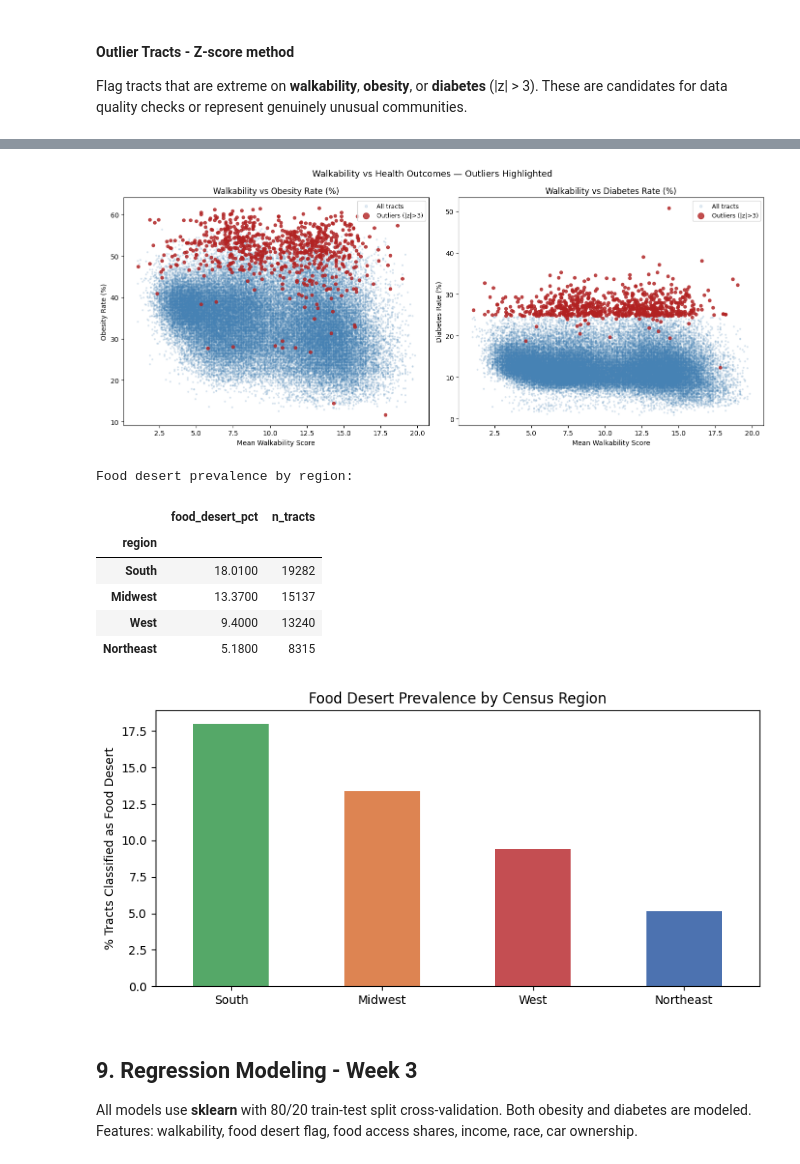
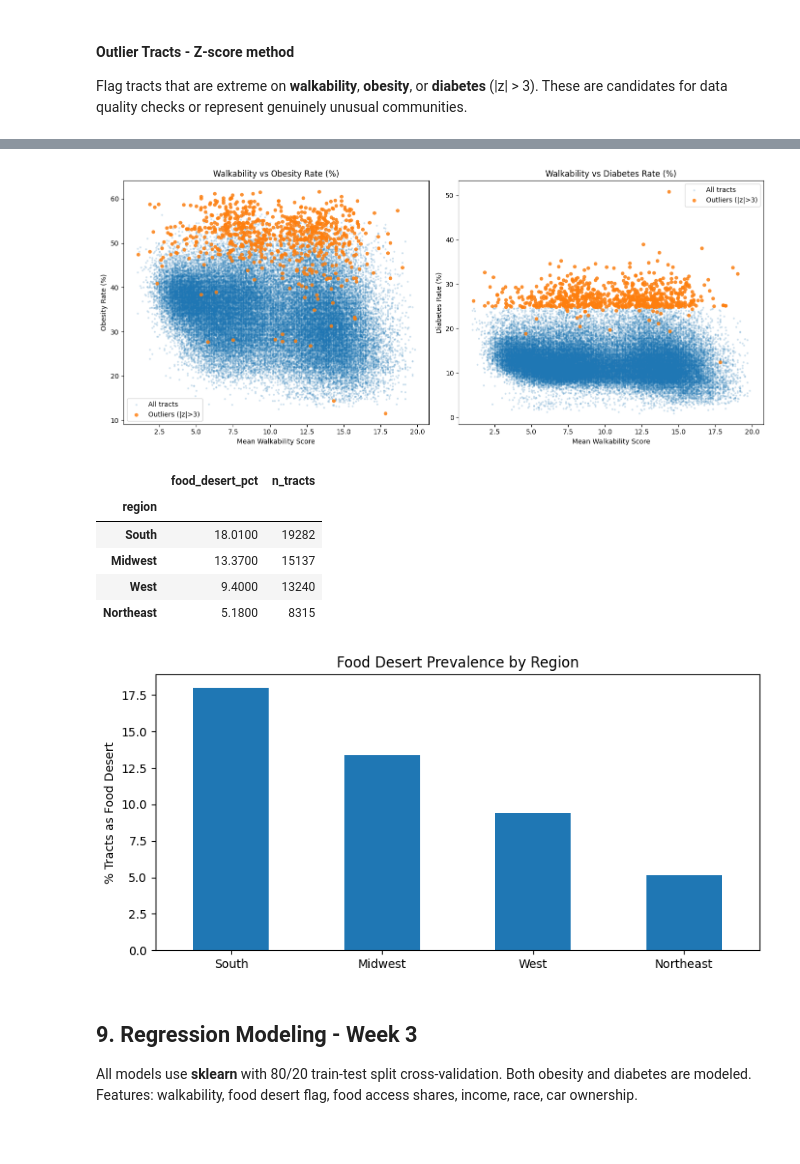
Before and after one commit to davidmaking/health-outcomes-predictor, a Jupyter notebook: analysis.ipynb, the cells around one changed output, grey strips where cells are left out. Cells and saved outputs as stored; diff of their text form; code cells hidden in the pictures.

```diff
--- a/analysis.ipynb
+++ b/analysis.ipynb
@@ -559,16 +438,14 @@ plt.show()
 # %% [markdown]
 ### 8c. Correlation Heatmap
 # %%
-corr_cols = ['walkability_mean', 'obesity_pct', 'diabetes_pct',
-              'MHI', 'nhw_pct', 'black_pct', 'hispanic_pct', 'no_vehicle_ratio']
+corr_cols = ['walkability_mean', 'obesity_pct', 'diabetes_pct', 'MHI', 'nhw_pct', 'black_pct', 'hispanic_pct', 'no_vehicle_ratio']
 
 corr = df[corr_cols].corr().round(2)
 
 fig, ax = plt.subplots(figsize=(9, 7))
-sns.heatmap(corr, annot=True, fmt='.2f', cmap='RdBu_r', center=0,
-            linewidths=0.5, ax=ax, annot_kws={'size': 9})
-ax.set_title('Pearson Correlation Matrix — Key Variables', fontsize=13)
+sns.heatmap(corr, annot=True, fmt='.2f', cmap='RdBu_r', center=0, ax=ax)
+ax.set_title('Correlation Matrix — Key Variables')
 plt.tight_layout()
-plt.savefig('../data/correlation_heatmap.png', dpi=150, bbox_inches='tight')
+plt.savefig('../data/correlation_heatmap.png')
 plt.show()
 # %% [output]
@@ -671,14 +499,8 @@ plt.show()
 # %% [output]
 [figure]
 # %%
-df = df.merge(
-    food_slim,
-    left_on='GEOID_tract',
-    right_on='CensusTract',
-    how='left'
-).drop(columns='CensusTract')
-
-print(f'Shape after demographics merge: {df.shape}')
-print(f'\nNulls:\n{df.isnull().sum()}')
+df = df.merge(food_slim, left_on='GEOID_tract', right_on='CensusTract', how='left').drop(columns='CensusTract')
+print(df.shape)
+print(df.isnull().sum())
 df.head()
 # %% [output]
@@ -958,59 +705,35 @@ High-walk, high-obesity tracts: 560
 | 38984 | 37067000700 | 37 | South | 14.0000 | 57.5000 | 27.9000 | 27400.0000 | 0.0700 | ... |
 # %%
 fig, axes = plt.subplots(1, 2, figsize=(14, 6))
-fig.suptitle('Walkability vs Health Outcomes — Outliers Highlighted', fontsize=13)
-
-for ax, (y_col, label) in zip(axes, [('obesity_pct', 'Obesity Rate (%)'),
-                                       ('diabetes_pct', 'Diabetes Rate (%)')]):
-    # All tracts (faint)
-    ax.scatter(df_z['walkability_mean'], df_z[y_col],
-               alpha=0.15, s=4, color='steelblue', label='All tracts')
-    # Outliers
-    ax.scatter(outliers['walkability_mean'], outliers[y_col],
-               alpha=0.8, s=20, color='firebrick', label='Outliers (|z|>3)', zorder=3)
-    ax.set_xlabel('Mean Walkability Score')
-    ax.set_ylabel(label)
-    ax.set_title(f'Walkability vs {label}')
-    ax.legend(markerscale=2, fontsize=9)
-
+for ax, (y_col, label) in zip(axes, [('obesity_pct', 'Obesity Rate (%)'), ('diabetes_pct', 'Diabetes Rate (%)')]):
+    ax.scatter(df_z['walkability_mean'], df_z[y_col], alpha=0.15, s=4, label='All tracts')
+    ax.scatter(outliers['walkability_mean'], outliers[y_col], alpha=0.8, s=20, label='Outliers (|z|>3)')
+    ax.set(xlabel='Mean Walkability Score', ylabel=label, title=f'Walkability vs {label}')
+    ax.legend()
 plt.tight_layout()
-plt.savefig('../data/outlier_scatter.png', dpi=150, bbox_inches='tight')
+plt.savefig('../data/outlier_scatter.png')
 plt.show()
 # %% [output]
-[figure, old version]
+[figure, new version]
 # %%
-# Food desert prevalence by region
-food_region = (
-    df[df['region'].isin(region_order)]
-    .groupby('region')['LILATracts_1And10']
-    .agg(food_desert_pct=lambda x: 100 * x.mean(),
-         n_tracts='count')
-    .round(2)
-    .sort_values('food_desert_pct', ascending=False)
-)
-print('Food desert prevalence by region:')
+food_region = df[df['region'].isin(region_order)].groupby('region')['LILATracts_1And10'].agg(food_desert_pct=lambda x: 100 * x.mean(), n_tracts='count').round(2).sort_values('food_desert_pct', ascending=False)
 display(food_region)
 
 fig, ax = plt.subplots(figsize=(8, 4))
-food_region['food_desert_pct'].plot(kind='bar', ax=ax,
-                                    color=[palette[r] for r in food_region.index],
-                                    edgecolor='none')
-ax.set_ylabel('% Tracts Classified as Food Desert')
-ax.set_title('Food Desert Prevalence by Census Region')
-ax.set_xlabel('')
+food_region['food_desert_pct'].plot(kind='bar', ax=ax)
+ax.set(ylabel='% Tracts as Food Desert', title='Food Desert Prevalence by Region', xlabel='')
 plt.xticks(rotation=0)
 plt.tight_layout()
-plt.savefig('../data/regional_food_desert.png', dpi=150, bbox_inches='tight')
+plt.savefig('../data/regional_food_desert.png')
 plt.show()
 # %% [output]
-Food desert prevalence by region:
 |  | food_desert_pct | n_tracts |
 | region |  |  |
 | South | 18.0100 | 19282 |
 | Midwest | 13.3700 | 15137 |
 | West | 9.4000 | 13240 |
 | Northeast | 5.1800 | 8315 |
-[figure, old version]
+[figure, new version]
 # %% [markdown]
 ## 9. Regression Modeling - Week 3
 
```
Also changed, not shown: parts of 58 cells of this notebook.
